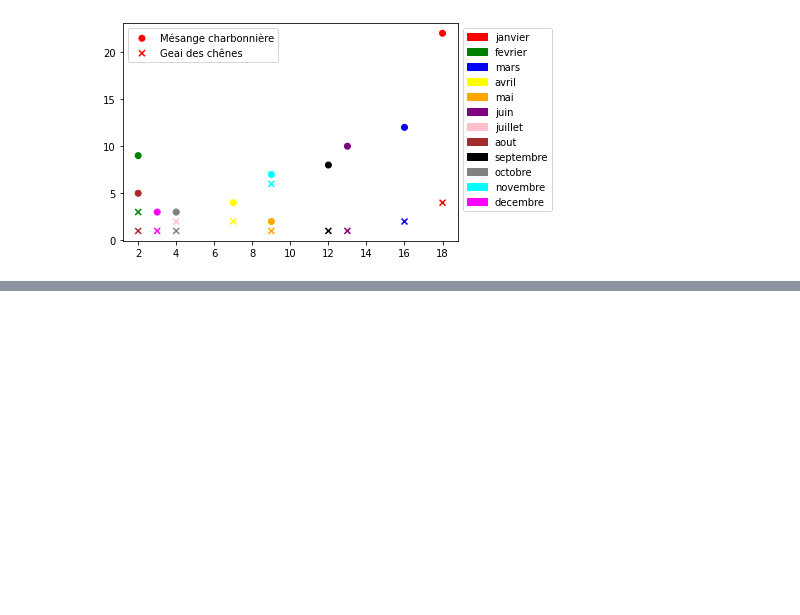
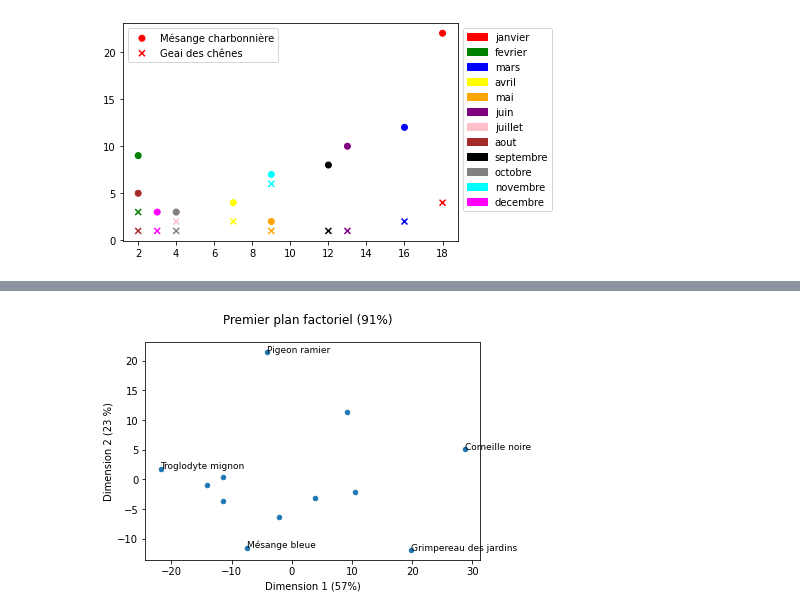
Before and after one commit to hadouin/data-science-isep, a Jupyter notebook: main.ipynb, the cells around one changed output, grey strips where cells are left out. Cells and saved outputs as stored; diff of their text form; code cells hidden in the pictures; blank space fills up the shorter version.

```diff
--- a/main.ipynb
+++ b/main.ipynb
@@ -222,0 +301,16 @@ ax.legend(handles=patches, bbox_to_anchor=(1, 1))
+# %%
+# utilisation de subplots nécessaire car annotation du graphique
+fig, ax = plt.subplots()
+data_pca_df.plot.scatter("Dim1", "Dim2", ax = ax) # l'option ax permet de placer les points et le texte sur le même graphique
+
+# boucle sur chaque pays
+for k in data_pca_df.iterrows():
+    # annotation uniquement si valeur absolue sur une de 2 dimensions importantes (valeurs choisies empiriquement)
+    if (abs(k[1]['Dim1']) > 20) | (abs(k[1]['Dim2']) > 11.5):
+        ax.annotate(k[1]["Specie"], (k[1]['Dim1'], k[1]['Dim2']), fontsize = 9)
+plt.xlabel("Dimension 1 (57%)")
+plt.ylabel("Dimension 2 (23 %)")
+plt.suptitle("Premier plan factoriel (91%)")
+plt.show()
+# %% [output]
+[figure, added]
```
Also changed, not shown: parts of 10 cells of this notebook.
